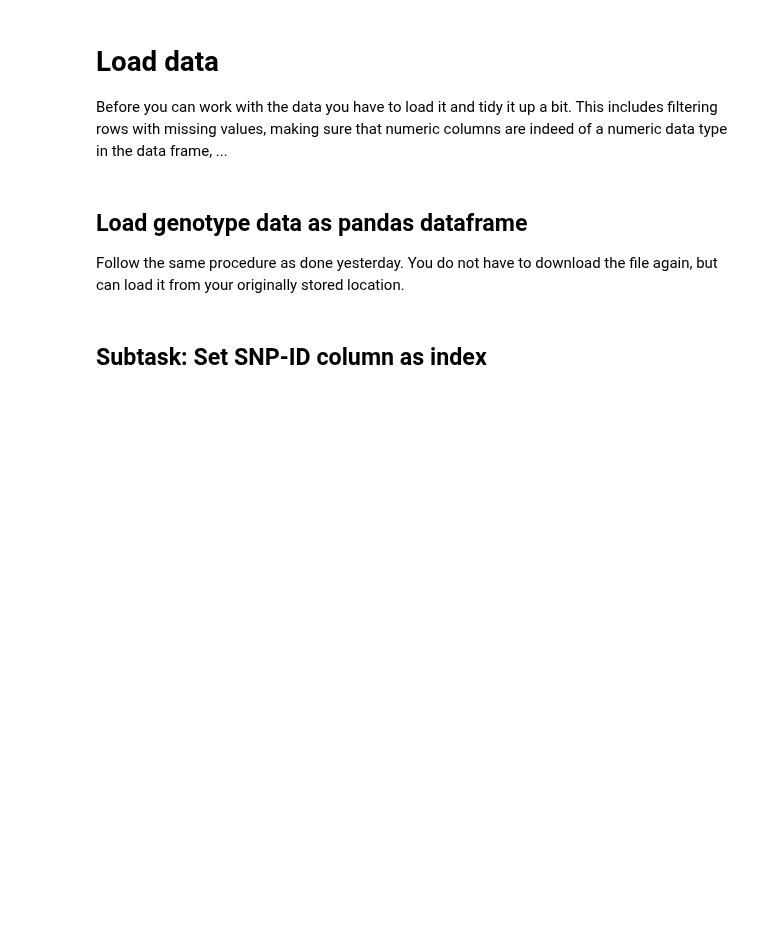
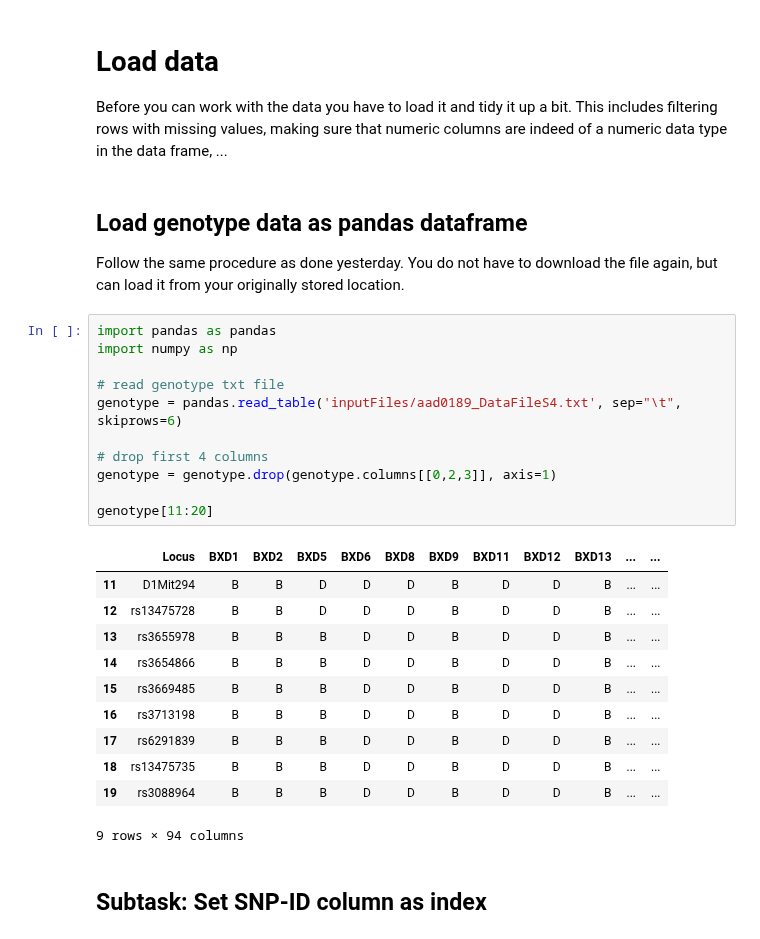
Before and after one commit to TrisKast/DataScience-Bioinformatics, a Jupyter notebook: notebooks/Day34_GWAS.ipynb, the cells around one changed output. Saved outputs shown, nothing was run; the diff lists cells and outputs as text; blank space fills up the shorter version.

```diff
--- a/notebooks/Day34_GWAS.ipynb
+++ b/notebooks/Day34_GWAS.ipynb
@@ -43,5 +43,28 @@ Before you can work with the data you have to load it and tidy it up a bit. This
 # %% [markdown]
 ## Load genotype data as pandas dataframe
 Follow the same procedure as done yesterday. You do not have to download the file again, but can load it from your originally stored location.
+# %%
+import pandas as pandas
+import numpy as np
+
+# read genotype txt file
+genotype = pandas.read_table('inputFiles/aad0189_DataFileS4.txt', sep="\t", skiprows=6)
+
+# drop first 4 columns
+genotype = genotype.drop(genotype.columns[[0,2,3]], axis=1)
+
+genotype[11:20]
+# %% [output]
+|  | Locus | BXD1 | BXD2 | BXD5 | BXD6 | BXD8 | BXD9 | BXD11 | BXD12 | BXD13 | ... | ... |
+| 11 | D1Mit294 | B | B | D | D | D | B | D | D | B | ... | ... |
+| 12 | rs13475728 | B | B | D | D | D | B | D | D | B | ... | ... |
+| 13 | rs3655978 | B | B | B | D | D | B | D | D | B | ... | ... |
+| 14 | rs3654866 | B | B | B | D | D | B | D | D | B | ... | ... |
+| 15 | rs3669485 | B | B | B | D | D | B | D | D | B | ... | ... |
+| 16 | rs3713198 | B | B | B | D | D | B | D | D | B | ... | ... |
+| 17 | rs6291839 | B | B | B | D | D | B | D | D | B | ... | ... |
+| 18 | rs13475735 | B | B | B | D | D | B | D | D | B | ... | ... |
+| 19 | rs3088964 | B | B | B | D | D | B | D | D | B | ... | ... |
+9 rows × 94 columns
 # %% [markdown]
 ## Subtask: Set SNP-ID column as index
```
Also changed, not shown: parts of 15 cells of this notebook.
